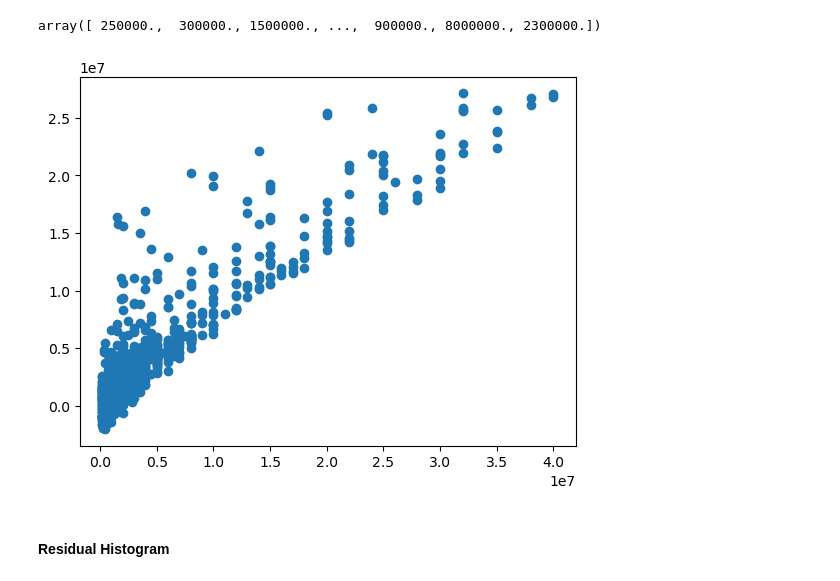
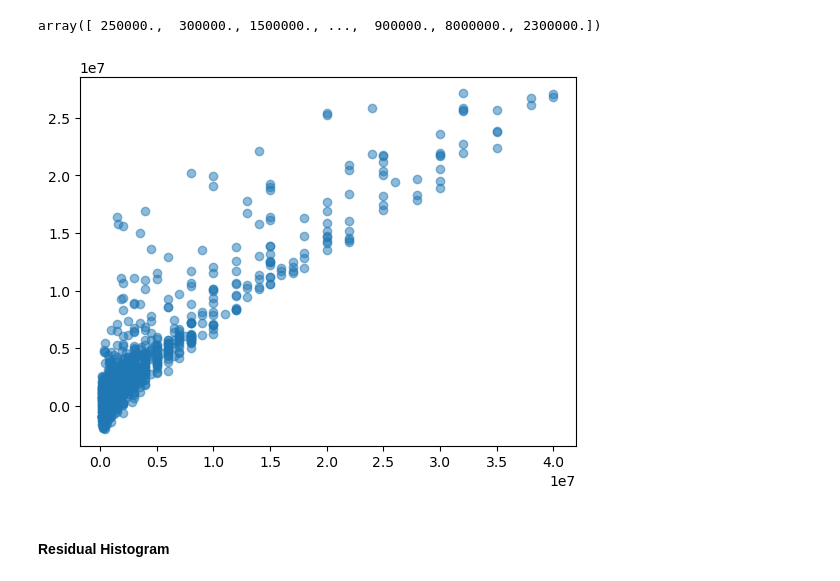
Before and after one commit to SalmanGassem/Usecase-7, a Jupyter notebook: Linear_Regression-(Salman Gassem).ipynb, the cells around one changed output. Drawn from its saved outputs; the diff is of its cells as text; code cells hidden in the pictures.

```diff
--- a/Linear_Regression-(Salman Gassem).ipynb
+++ b/Linear_Regression-(Salman Gassem).ipynb
@@ -432,9 +432,9 @@ Real_Values
 # %% [output]
 array([ 250000.,  300000., 1500000., ...,  900000., 8000000., 2300000.])
 # %%
-plt.scatter(Real_Values,predictions);
+plt.scatter(Real_Values,predictions, alpha=0.5);
 # %% [output]
-[figure, old version]
+[figure, new version]
 # %% [markdown]
 #### Residual Histogram
 # %%
```
Also changed, not shown: parts of 4 cells of this notebook.
